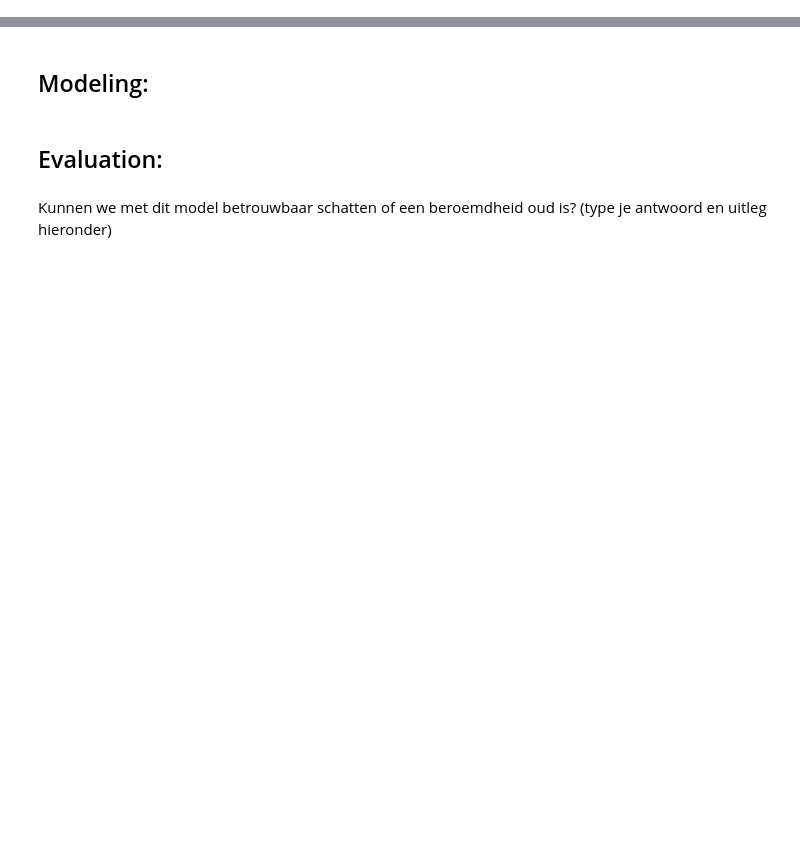
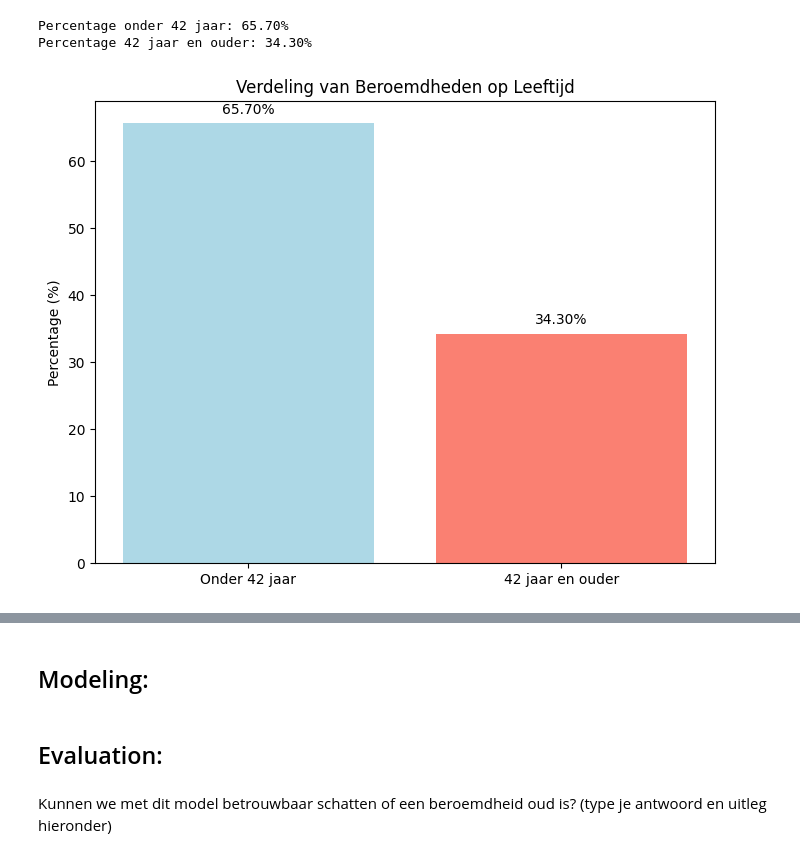
Before and after one commit to EsmeeK1/MachineLearning, a Jupyter notebook: thema's/neurale_netwerken/Old or not (studenten).ipynb, the cells around one changed output, grey strips where cells are left out. Cells and saved outputs as stored; diff of their text form; code cells hidden in the pictures; blank space fills up the shorter version.

```diff
--- a/thema's/neurale_netwerken/Old or not (studenten).ipynb
+++ b/thema's/neurale_netwerken/Old or not (studenten).ipynb
@@ -37,0 +296,32 @@ print(metadata.keys())
+# %%
+# Bereken percentages onder en boven 42 jaar
+below_42 = np.sum(filtered_ages < 42)
+above_42 = np.sum(filtered_ages >= 42)
+
+total_count = len(filtered_ages)
+
+percentage_below_42 = (below_42 / total_count) * 100
+percentage_above_42 = (above_42 / total_count) * 100
+
+# Print de percentages
+print(f"Percentage onder 42 jaar: {percentage_below_42:.2f}%")
+print(f"Percentage 42 jaar en ouder: {percentage_above_42:.2f}%")
+
+# Visualiseer de verdeling met een staafdiagram
+plt.figure(figsize=(8, 6))
+categories = ['Onder 42 jaar', '42 jaar en ouder']
+percentages = [percentage_below_42, percentage_above_42]
+
+plt.bar(categories, percentages, color=['lightblue', 'salmon'])
+plt.ylabel('Percentage (%)')
+plt.title('Verdeling van Beroemdheden op Leeftijd')
+
+# Voeg de percentages toe boven de staven
+for i, percentage in enumerate(percentages):
+    plt.text(i, percentage + 1, f'{percentage:.2f}%', ha='center', va='bottom') # type: ignore
+
+plt.show()
+# %% [output]
+Percentage onder 42 jaar: 65.70%
+Percentage 42 jaar en ouder: 34.30%
+[figure, added]
```
Also changed, not shown: parts of 35 cells of this notebook, 2 other files.
